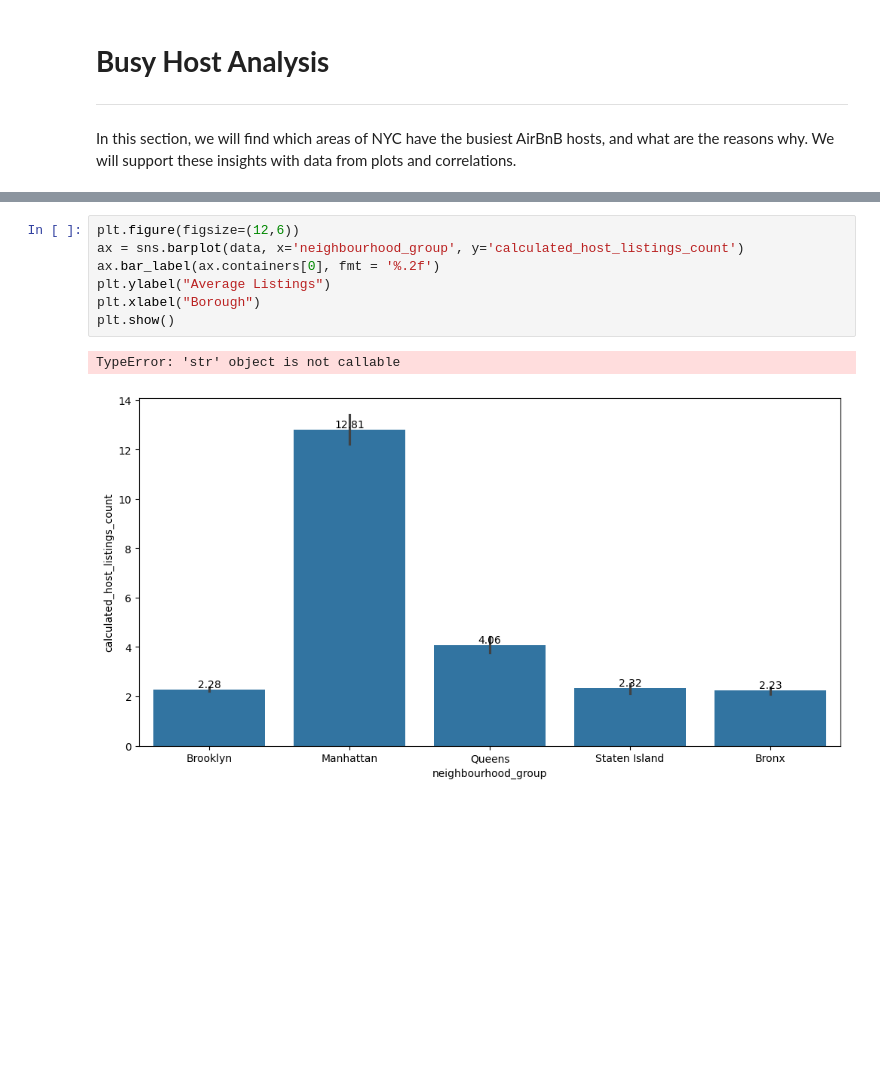
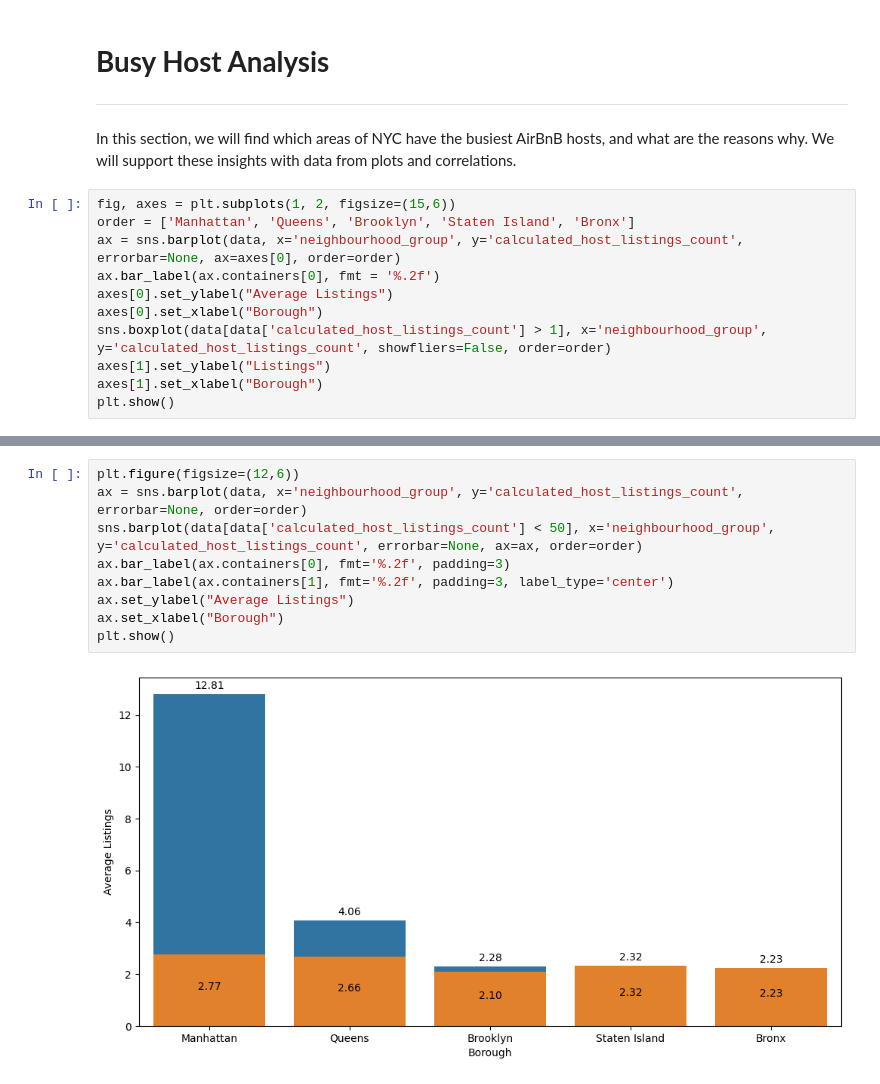
Before and after one commit to Krzyker/DataScienceColabs, a Jupyter notebook: cse351_hw3_brachowski_krzysztof_116565000.ipynb, the cells around one changed output, grey strips where cells are left out. Drawn from its saved outputs; the diff is of its cells as text; blank space fills up the shorter version.

```diff
--- a/cse351_hw3_brachowski_krzysztof_116565000.ipynb
+++ b/cse351_hw3_brachowski_krzysztof_116565000.ipynb
@@ -176,3 +176,14 @@ plt.show()
 # **Busy Host Analysis**
 ---
 In this section, we will find which areas of NYC have the busiest AirBnB hosts, and what are the reasons why. We will support these insights with data from plots and correlations.
+# %%
+fig, axes = plt.subplots(1, 2, figsize=(15,6))
+order = ['Manhattan', 'Queens', 'Brooklyn', 'Staten Island', 'Bronx']
+ax = sns.barplot(data, x='neighbourhood_group', y='calculated_host_listings_count', errorbar=None, ax=axes[0], order=order)
+ax.bar_label(ax.containers[0], fmt = '%.2f')
+axes[0].set_ylabel("Average Listings")
+axes[0].set_xlabel("Borough")
+sns.boxplot(data[data['calculated_host_listings_count'] > 1], x='neighbourhood_group', y='calculated_host_listings_count', showfliers=False, order=order)
+axes[1].set_ylabel("Listings")
+axes[1].set_xlabel("Borough")
+plt.show()
@@ -179,10 +194,11 @@ In this section, we will find which areas of NYC have the busiest AirBnB hosts,
 # %%
 plt.figure(figsize=(12,6))
-ax = sns.barplot(data, x='neighbourhood_group', y='calculated_host_listings_count')
-ax.bar_label(ax.containers[0], fmt = '%.2f')
-plt.ylabel("Average Listings")
-plt.xlabel("Borough")
+ax = sns.barplot(data, x='neighbourhood_group', y='calculated_host_listings_count', errorbar=None, order=order)
+sns.barplot(data[data['calculated_host_listings_count'] < 50], x='neighbourhood_group', y='calculated_host_listings_count', errorbar=None, ax=ax, order=order)
+ax.bar_label(ax.containers[0], fmt='%.2f', padding=3)
+ax.bar_label(ax.containers[1], fmt='%.2f', padding=3, label_type='center')
+ax.set_ylabel("Average Listings")
+ax.set_xlabel("Borough")
 plt.show()
 # %% [output]
-TypeError: 'str' object is not callable
-[figure, old version]
+[figure, new version]
```
Also changed, not shown: parts of 6 cells of this notebook.
